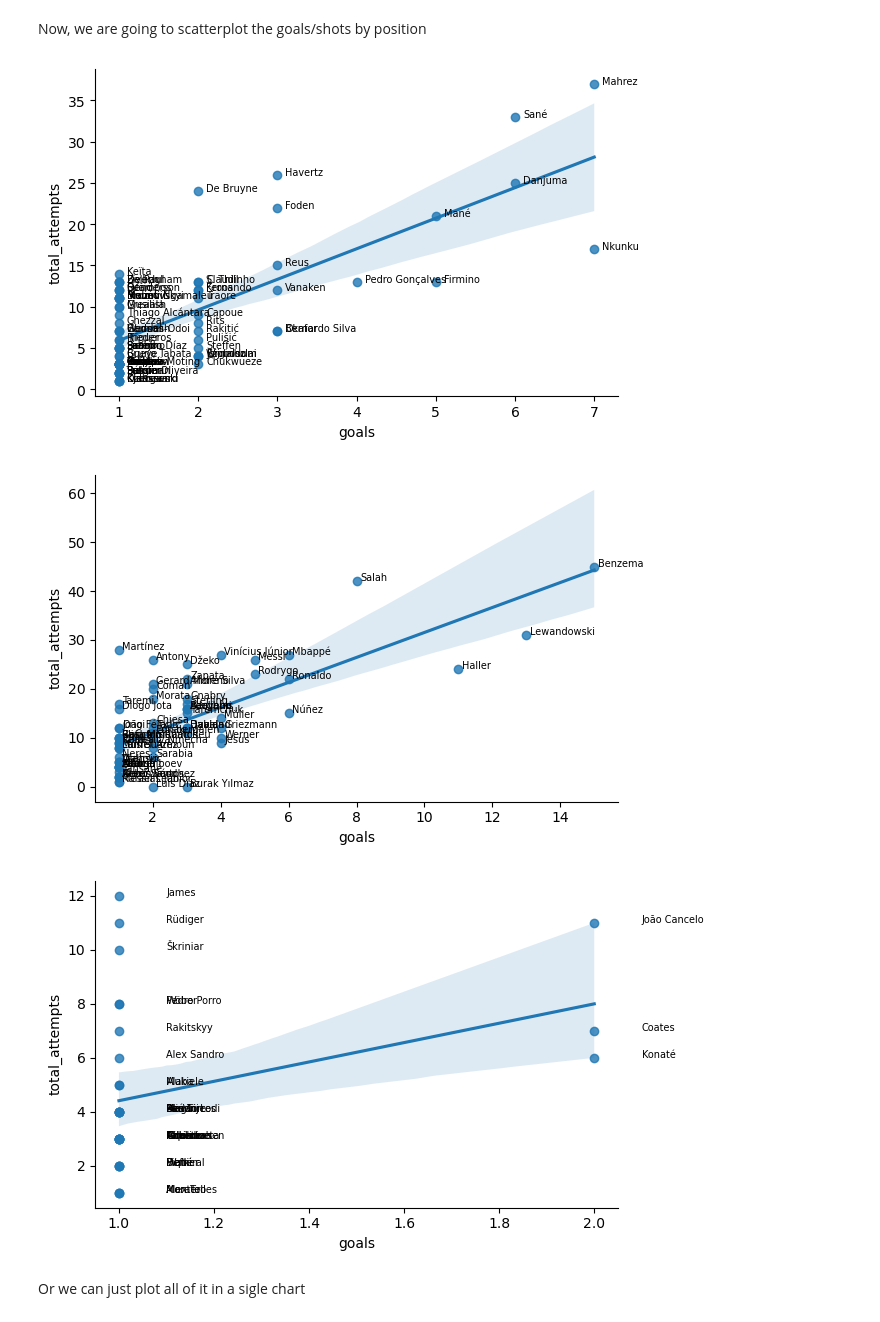
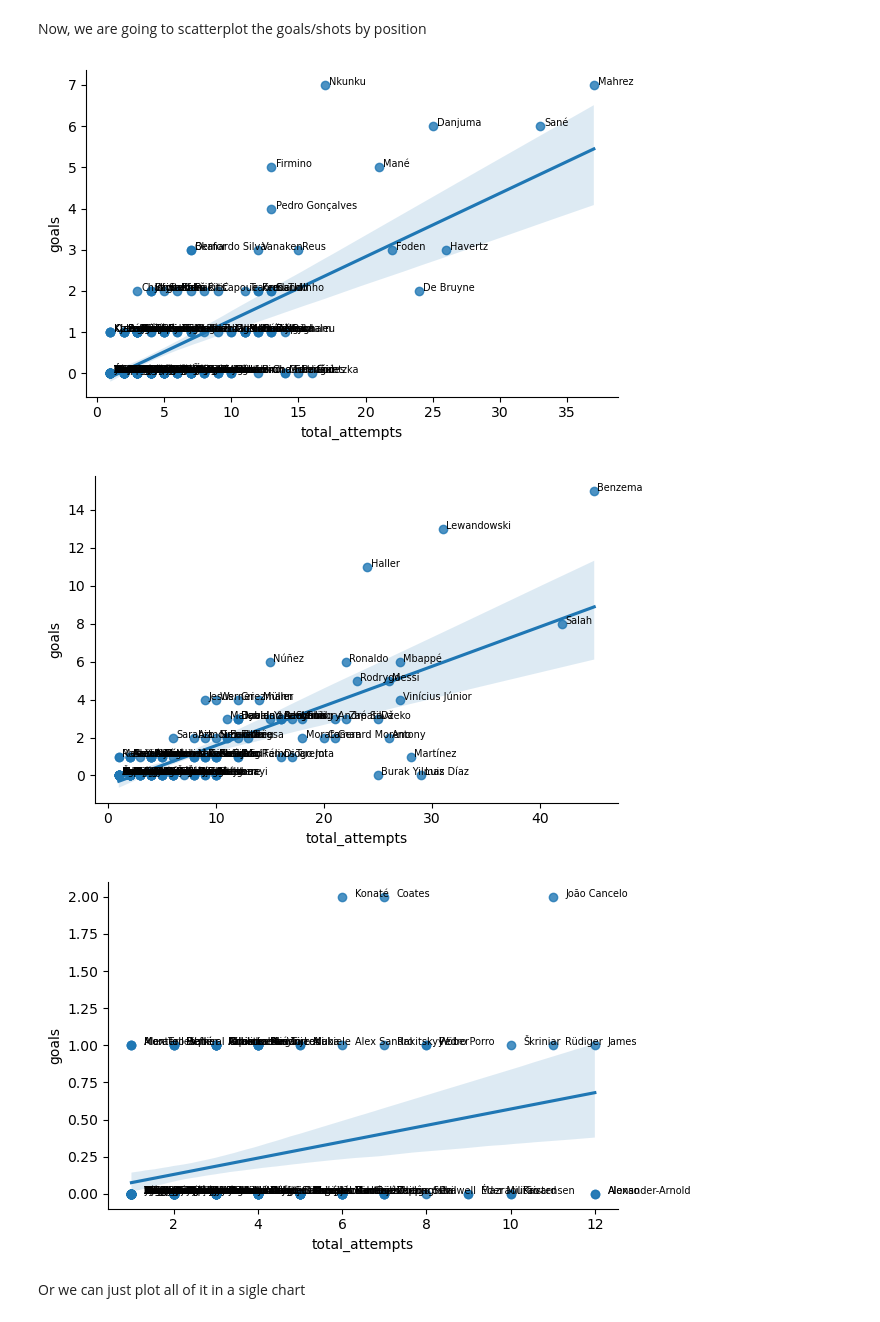
Before and after one commit to caiomelo22/20-21-Champions-League-Analysis, a Jupyter notebook: notebooke5ae0d8453.ipynb, the cells around one changed output. Cells and saved outputs as stored; diff of their text form; code cells hidden in the pictures.

Commit message:
Switching the axis for the goals/attempts chart; Adding a few notes to the notebook.

```diff
--- a/notebooke5ae0d8453.ipynb
+++ b/notebooke5ae0d8453.ipynb
@@ -93,26 +93,26 @@ players_df.describe()
 Now, we are going to scatterplot the goals/shots by position
 # %%
 def plot_goals_shots_chart(data, hue=None, height=4):
-    fgrid = sns.lmplot(data=data, x='goals', y='total_attempts', hue=hue, height=height, aspect=1.5)
+    fgrid = sns.lmplot(data=data, x='total_attempts', y='goals', hue=hue, height=height, aspect=1.5)
     ax = fgrid.axes[0,0]
 
     plt.title = 'Goals/Shots Scatterplot'
 
     for i, row in goals_shots_data.iterrows():
-        ax.text(row['goals'] + 0.1, row['total_attempts'], row['player_name'], fontsize=7)
+        ax.text(row['total_attempts'] + 0.3, row['goals'], row['player_name'], fontsize=7)
 
-    plt.xlabel = 'Goals'
-    plt.ylabel = 'Total Shots'
+    plt.xlabel = 'Total Shots'
+    plt.ylabel = 'Goals'
 
 
 positions = players_df['position'].unique()
 for position in positions:
-    goals_shots_data = players_df[(players_df['position'] == position) & (players_df['goals'] > 0)]
+    goals_shots_data = players_df[(players_df['position'] == position) & (players_df['total_attempts'] > 0)]
     if not len(goals_shots_data): continue
     plot_goals_shots_chart(goals_shots_data)
 # %% [output]
-[figure, old version]
+[figure, new version]
-[figure, old version]
+[figure, new version]
-[figure, old version]
+[figure, new version]
 # %% [markdown]
 Or we can just plot all of it in a sigle chart
```
Also changed, not shown: parts of 3 cells of this notebook.
